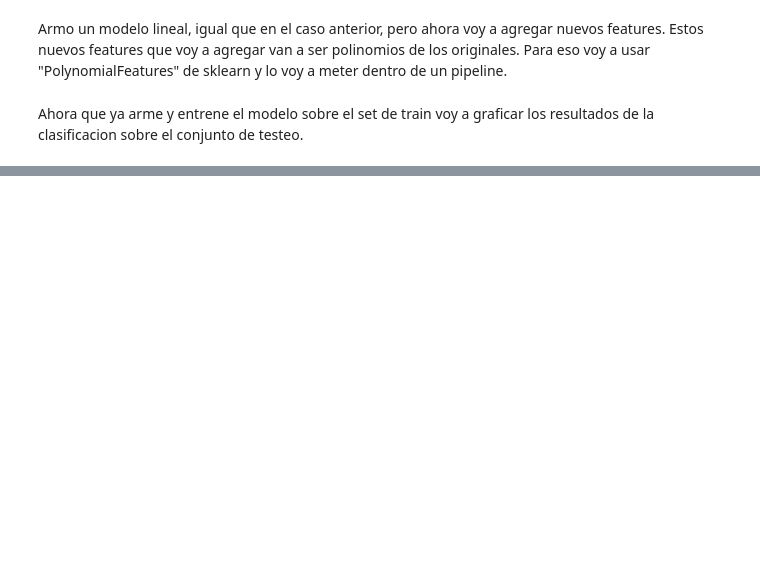
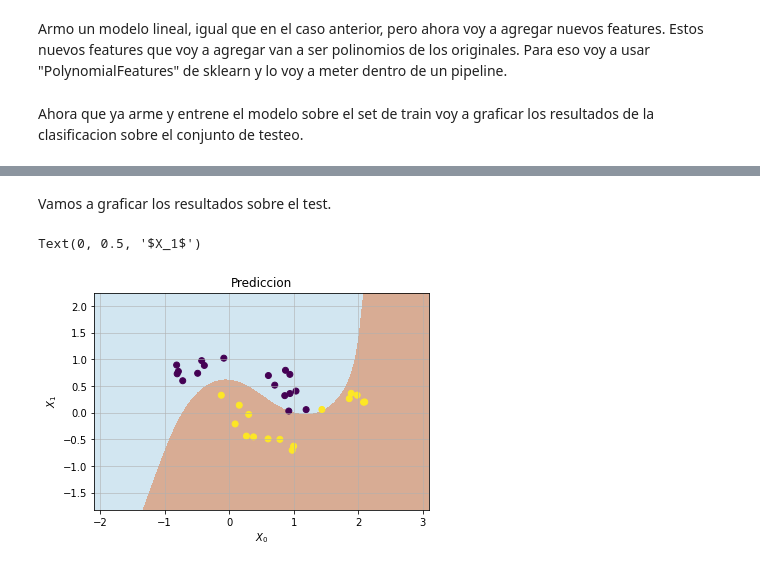
Before and after one commit to nechebarrena/HOML, a Jupyter notebook: HOML_cap_5.ipynb, the cells around one changed output, grey strips where cells are left out. Drawn from its saved outputs; the diff is of its cells as text; code cells hidden in the pictures; blank space fills up the shorter version.

```diff
--- a/HOML_cap_5.ipynb
+++ b/HOML_cap_5.ipynb
@@ -194,0 +201,27 @@ Text(0, 0.5, '$X_1$')
+# %%
+from sklearn.svm import SVC
+poly_kernel_svm_clf = Pipeline([("scaler", StandardScaler()),("svm_clf", SVC(kernel="poly", degree=3, coef0=1, C=5))])
+poly_kernel_svm_clf.fit(X_train, y_train)
+y_pred = poly_kernel_svm_clf.predict(X_test)
+# %% [markdown]
+Vamos a graficar los resultados sobre el test.
+# %%
+h = .001
+x_min, x_max = X[0].min() - 1, X[0].max() + 1
+y_min, y_max = X[1].min() - 1, X[1].max() + 1
+xx, yy = np.meshgrid(np.arange(x_min, x_max, h), np.arange(y_min, y_max, h))
+
+Z = poly_kernel_svm_clf.predict(np.c_[xx.ravel(), yy.ravel()])
+Z = Z.reshape(xx.shape)
+
+
+plt.figure()
+plt.imshow(Z, interpolation="nearest",extent=(xx.min(), xx.max(), yy.min(), yy.max()),cmap=plt.cm.Paired, aspect="auto", origin="lower",alpha=0.5)
+plt.scatter(X_test[0],X_test[1],c=y_test[0])
+plt.grid(axis="both", alpha=0.7)
+plt.title("Prediccion")
+plt.xlabel(r"$X_0$")
+plt.ylabel(r"$X_1$")
+# %% [output]
+Text(0, 0.5, '$X_1$')
+[figure, added]
```
Also changed, not shown: parts of 8 cells of this notebook.
